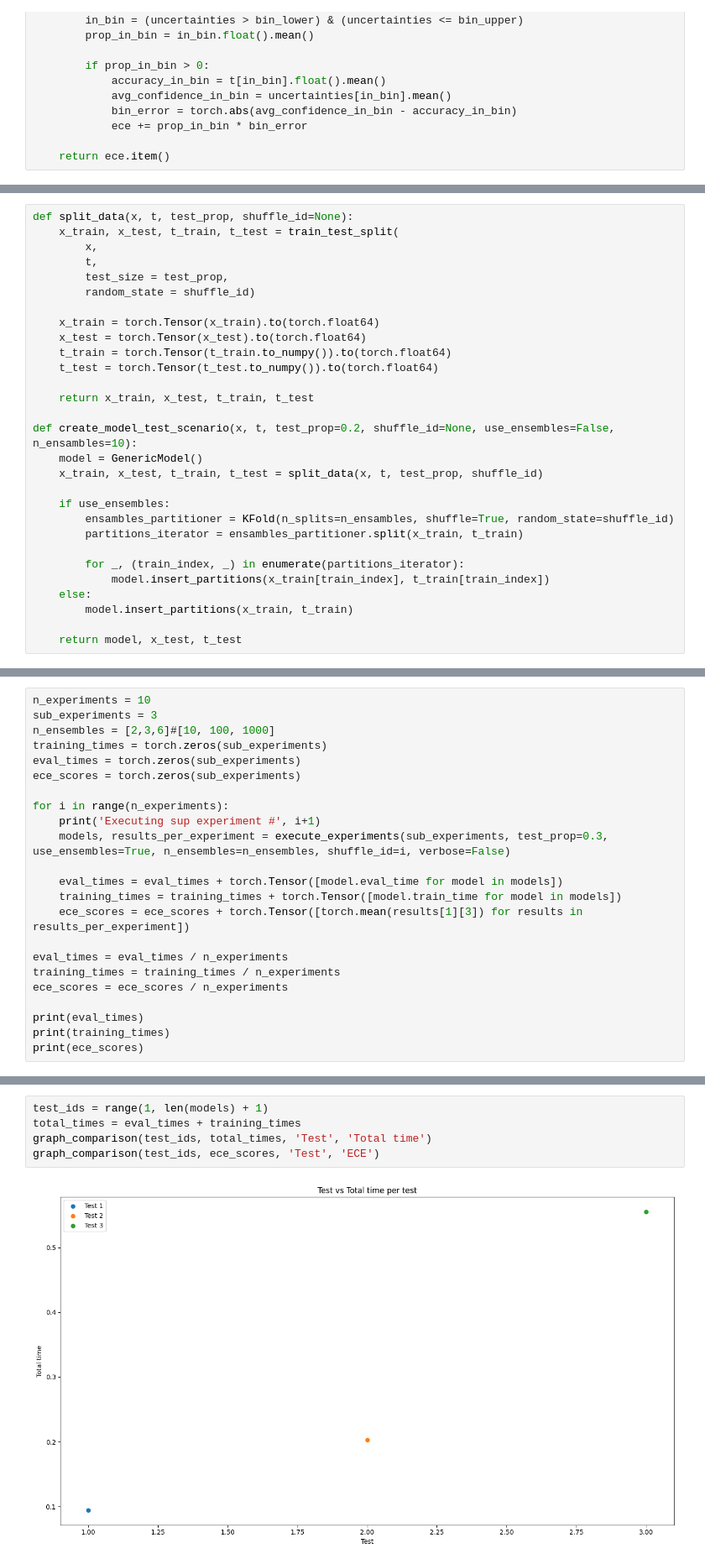
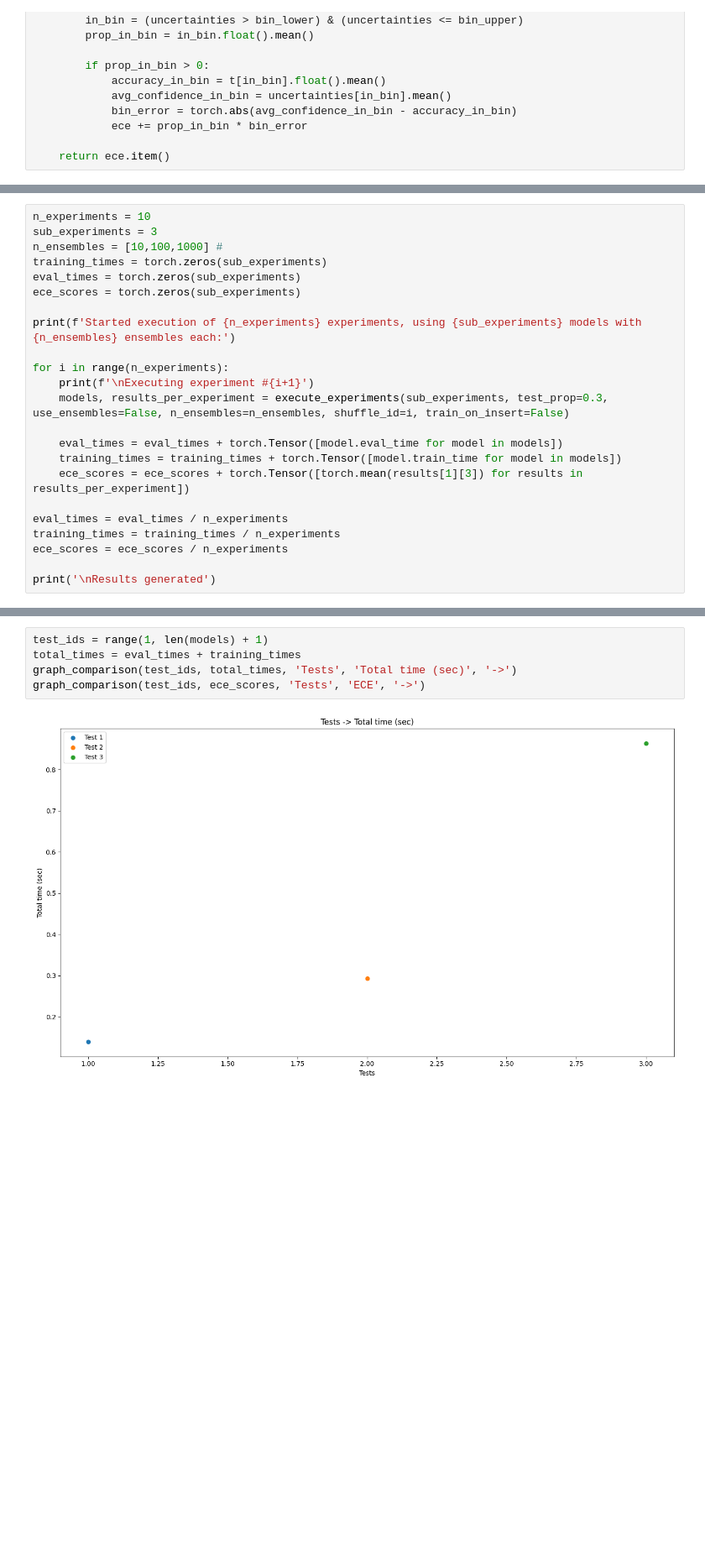
Before and after one commit to LD9797/Auto-Learning-Ground, a Jupyter notebook: TP2/uncertainty_estimation.ipynb, the cells around one changed output, grey strips where cells are left out. Shown at 84% size. Saved outputs shown, nothing was run; the diff lists cells and outputs as text; blank space fills up the shorter version.

Commit message:
code divided in sections and experiment methods modified

```diff
--- a/TP2/uncertainty_estimation.ipynb
+++ b/TP2/uncertainty_estimation.ipynb
@@ -388,30 +395 @@ class GenericModel:
         return general_results, ensemble_results
-# %%
-def split_data(x, t, test_prop, shuffle_id=None):
-    x_train, x_test, t_train, t_test = train_test_split(
-        x,
-        t,
-        test_size = test_prop,
-        random_state = shuffle_id)
-
-    x_train = torch.Tensor(x_train).to(torch.float64)
-    x_test = torch.Tensor(x_test).to(torch.float64)
-    t_train = torch.Tensor(t_train.to_numpy()).to(torch.float64)
-    t_test = torch.Tensor(t_test.to_numpy()).to(torch.float64)
-
-    return x_train, x_test, t_train, t_test
-
-def create_model_test_scenario(x, t, test_prop=0.2, shuffle_id=None, use_ensembles=False, n_ensambles=10):
-    model = GenericModel()
-    x_train, x_test, t_train, t_test = split_data(x, t, test_prop, shuffle_id)
-
-    if use_ensembles:
-        ensambles_partitioner = KFold(n_splits=n_ensambles, shuffle=True, random_state=shuffle_id)
-        partitions_iterator = ensambles_partitioner.split(x_train, t_train)
-
-        for _, (train_index, _) in enumerate(partitions_iterator):
-            model.insert_partitions(x_train[train_index], t_train[train_index])
-    else:
-        model.insert_partitions(x_train, t_train)
-
-    return model, x_test, t_test
@@ -521,14 +543,16 @@ def execute_experiments(n, test_prop=0.2, use_ensembles=False, n_ensembles=10, s
 # %%
 n_experiments = 10
 sub_experiments = 3
-n_ensembles = [2,3,6]#[10, 100, 1000]
+n_ensembles = [10,100,1000] #
 training_times = torch.zeros(sub_experiments)
 eval_times = torch.zeros(sub_experiments)
 ece_scores = torch.zeros(sub_experiments)
 
+print(f'Started execution of {n_experiments} experiments, using {sub_experiments} models with {n_ensembles} ensembles each:')
+
 for i in range(n_experiments):
-    print('Executing sup experiment #', i+1)
-    models, results_per_experiment = execute_experiments(sub_experiments, test_prop=0.3, use_ensembles=True, n_ensembles=n_ensembles, shuffle_id=i, verbose=False)
+    print(f'\nExecuting experiment #{i+1}')
+    models, results_per_experiment = execute_experiments(sub_experiments, test_prop=0.3, use_ensembles=False, n_ensembles=n_ensembles, shuffle_id=i, train_on_insert=False)
 
     eval_times = eval_times + torch.Tensor([model.eval_time for model in models])
     training_times = training_times + torch.Tensor([model.train_time for model in models])
@@ -538,7 +562,5 @@ eval_times = eval_times / n_experiments
 training_times = training_times / n_experiments
 ece_scores = ece_scores / n_experiments
 
-print(eval_times)
-print(training_times)
-print(ece_scores)
+print('\nResults generated')
 # %% [output]
@@ -558,7 +584,7 @@ tensor([0.2664, 0.2661, 0.2660])
 # %%
 test_ids = range(1, len(models) + 1)
 total_times = eval_times + training_times
-graph_comparison(test_ids, total_times, 'Test', 'Total time')
-graph_comparison(test_ids, ece_scores, 'Test', 'ECE')
+graph_comparison(test_ids, total_times, 'Tests', 'Total time (sec)', '->')
+graph_comparison(test_ids, ece_scores, 'Tests', 'ECE', '->')
 # %% [output]
-[figure, old version]
+[figure, new version]
```
Also changed, not shown: parts of 17 cells of this notebook.
